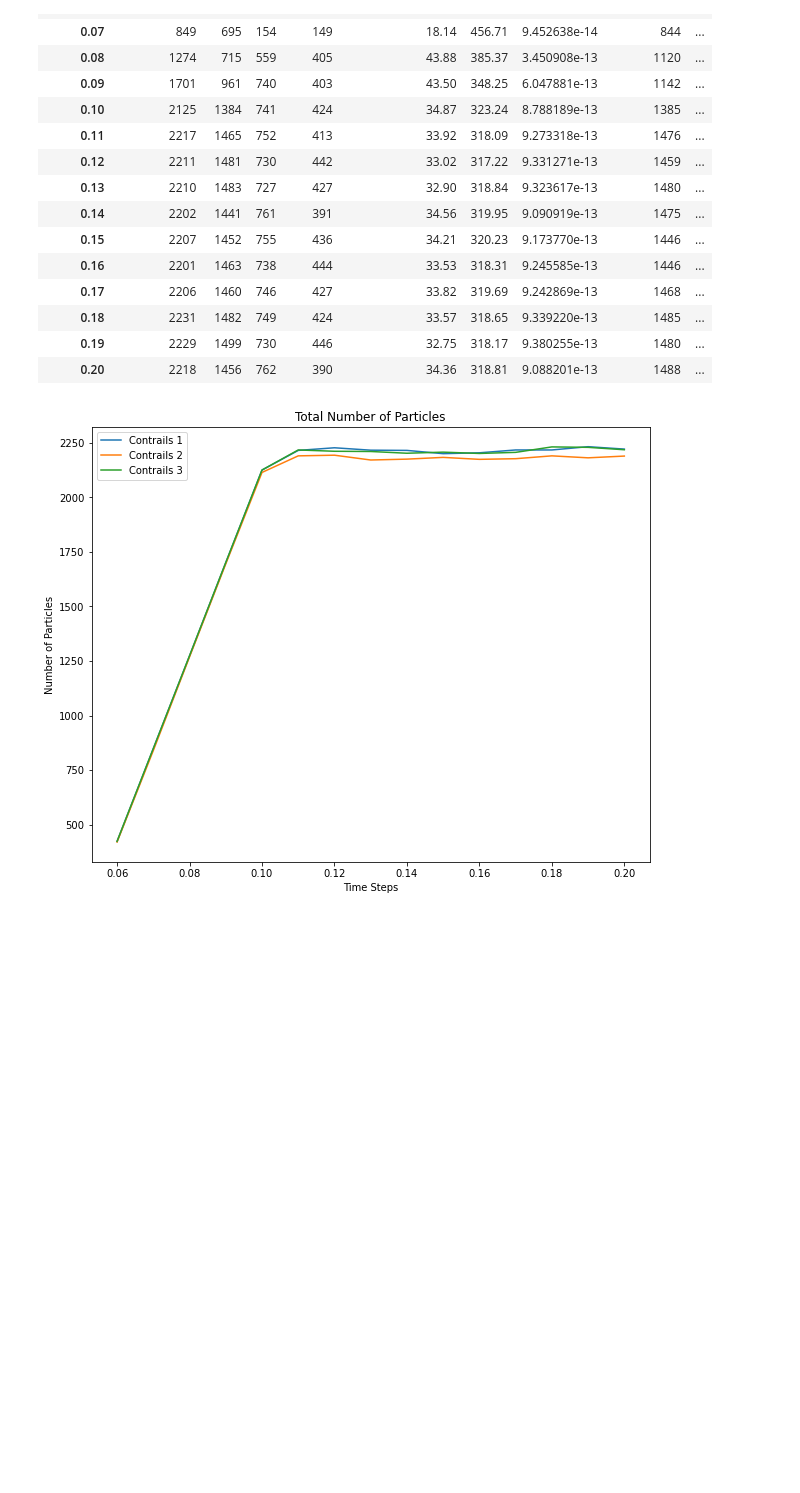
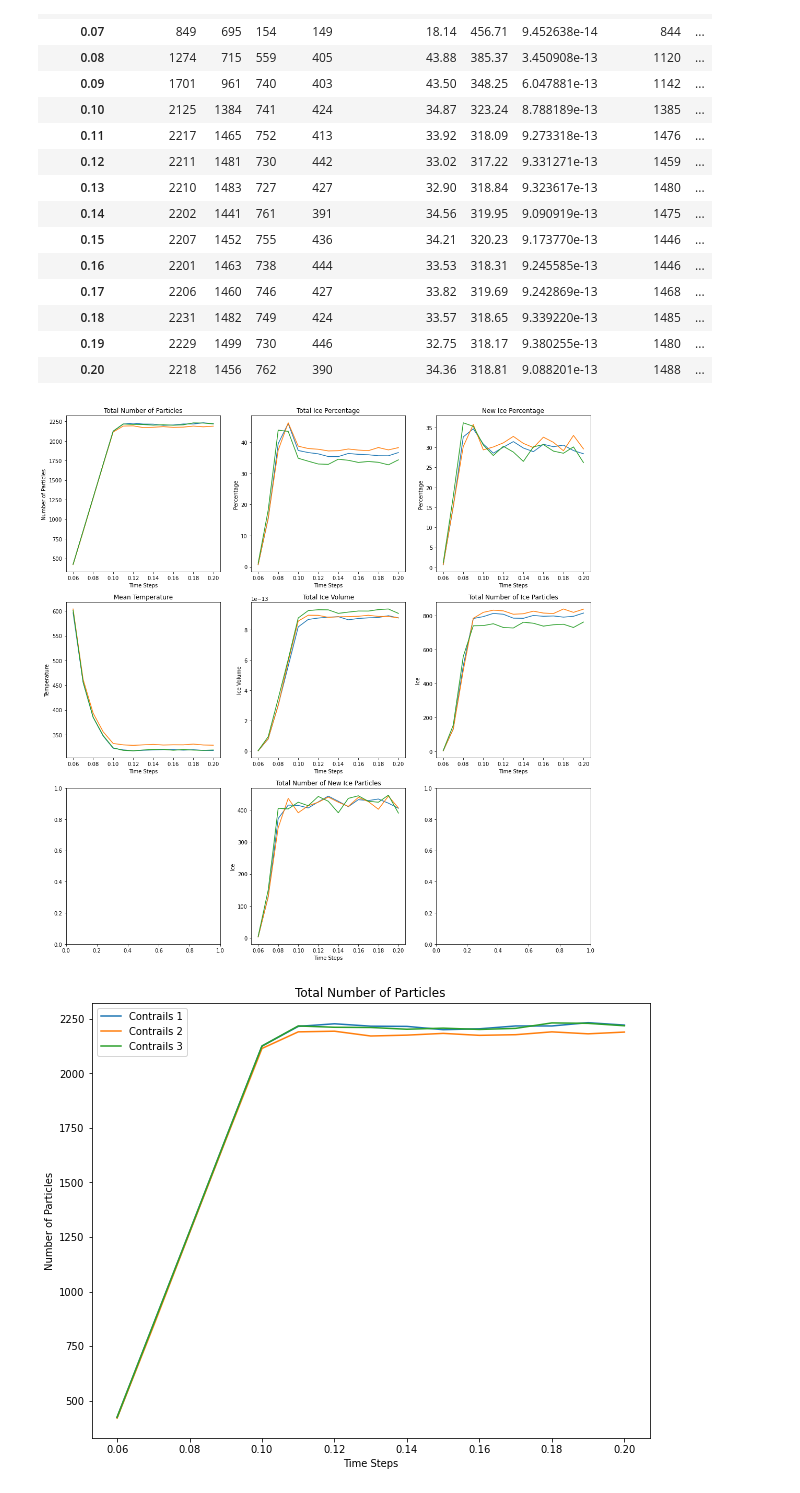
Before and after one commit to nafiul-nipu/Contrails-Python, a Jupyter notebook: contrails preprocessing/IceDataVisualization.ipynb, the cells around one changed output. Drawn from its saved outputs; the diff is of its cells as text; code cells hidden in the pictures; blank space fills up the shorter version.

```diff
--- a/contrails preprocessing/IceDataVisualization.ipynb
+++ b/contrails preprocessing/IceDataVisualization.ipynb
@@ -79,6 +79,88 @@ contrails3
 | 0.18 | 2231 | 1482 | 749 | 424 | 33.57 | 318.65 | 9.339220e-13 | 1485 | ... |
 | 0.19 | 2229 | 1499 | 730 | 446 | 32.75 | 318.17 | 9.380255e-13 | 1480 | ... |
 | 0.20 | 2218 | 1456 | 762 | 390 | 34.36 | 318.81 | 9.088201e-13 | 1488 | ... |
+# %%
+fig, axs = plt.subplots(3, 3,figsize=(15,15))
+
+axs[0, 0].plot(contrails1.TotalParticles, label = "Contrails 1")
+axs[0, 0].plot(contrails2.TotalParticles, label = "Contrails 2")
+axs[0, 0].plot(contrails3.TotalParticles, label = "Contrails 3")
+# Set the x axis label of the current axis.
+axs[0, 0].set_xlabel('Time Steps')
+# Set the y axis label of the current axis.
+axs[0, 0].set_ylabel('Number of Particles')
+# Set a title
+axs[0, 0].set_title('Total Number of Particles')
+
+axs[0,1].plot(contrails1.TotalIcePercentage, label = "Contrails 1")
+axs[0,1].plot(contrails2.TotalIcePercentage, label = "Contrails 2")
+axs[0,1].plot(contrails3.TotalIcePercentage, label = "Contrails 3")
+# Set the x axis label of the current axis.
+axs[0,1].set_xlabel('Time Steps')
+# Set the y axis label of the current axis.
+axs[0,1].set_ylabel('Percentage')
+# Set a title
+axs[0,1].set_title('Total Ice Percentage')
+
+
+# plt.set_title('Total Ice Percentange')
+axs[0,2].plot(contrails1.newIcePercentage, label = "Contrails 1")
+axs[0,2].plot(contrails2.newIcePercentage, label = "Contrails 2")
+axs[0,2].plot(contrails3.newIcePercentage, label = "Contrails 3")
+# Set the x axis label of the current axis.
+axs[0,2].set_xlabel('Time Steps')
+# Set the y axis label of the current axis.
+axs[0,2].set_ylabel('Percentage')
+# Set a title
+axs[0,2].set_title('New Ice Percentage')
+
+
+axs[1,0].plot(contrails1.Temp, label = "Contrails 1")
+axs[1,0].plot(contrails2.Temp, label = "Contrails 2")
+axs[1,0].plot(contrails3.Temp, label = "Contrails 3")
+# Set the x axis label of the current axis.
+axs[1,0].set_xlabel('Time Steps')
+# Set the y axis label of the current axis.
+axs[1,0].set_ylabel('Temperature')
+# Set a title
+axs[1,0].set_title('Mean Temperature')
+
+
+axs[1,1].plot(contrails1.IceVolume, label = "Contrails 1")
+axs[1,1].plot(contrails2.IceVolume, label = "Contrails 2")
+axs[1,1].plot(contrails3.IceVolume, label = "Contrails 3")
+# axs[0,1]Set the x axis label of the current axis.
+axs[1,1].set_xlabel('Time Steps')
+# Set the y axis label of the current axis.
+axs[1,1].set_ylabel('Ice Volume')
+# Set a title
+axs[1,1].set_title('Total Ice Volume')
+
+
+axs[1,2].plot(contrails1.Ice, label = "Contrails 1")
+axs[1,2].plot(contrails2.Ice, label = "Contrails 2")
+axs[1,2].plot(contrails3.Ice, label = "Contrails 3")
+# Set the x axis label of the current axis.
+axs[1,2].set_xlabel('Time Steps')
+# Set the y axis label of the current axis.
+axs[1,2].set_ylabel('Ice')
+# Set a title
+axs[1,2].set_title('Total Number of Ice Particles')
+
+
+axs[2,1].plot(contrails1.NewIce, label = "Contrails 1")
+axs[2,1].plot(contrails2.NewIce, label = "Contrails 2")
+axs[2,1].plot(contrails3.NewIce, label = "Contrails 3")
+# Set the x axis label of the current axis.
+axs[2,1].set_xlabel('Time Steps')
+# Set the y axis label of the current axis.
+axs[2,1].set_ylabel('Ice')
+# Set a title
+axs[2,1].set_title('Total Number of New Ice Particles')
+
+fig.tight_layout()
+# %% [output]
+[figure, added]
 # %%
 fig = plt.figure(figsize=(10,8))
 # plt.set_title('Total Ice Percentange')
```
